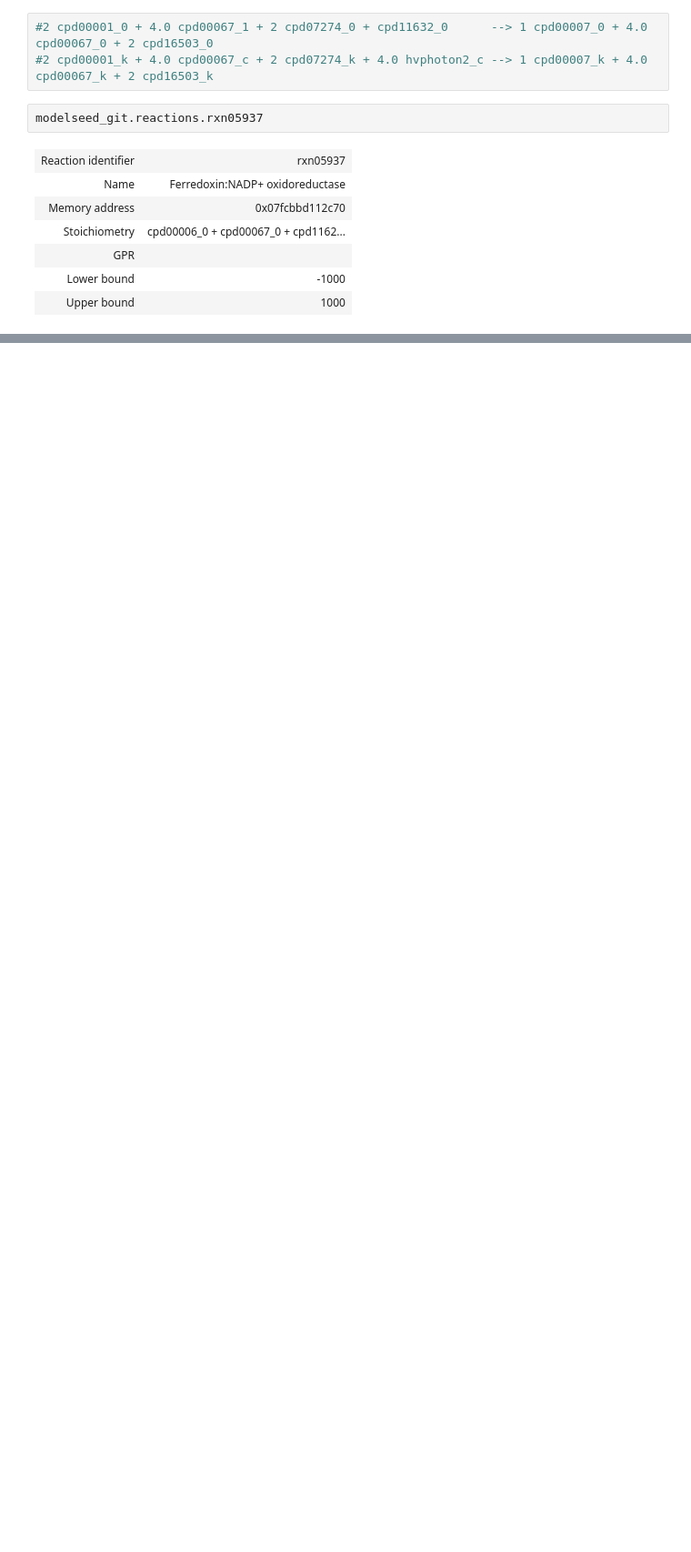
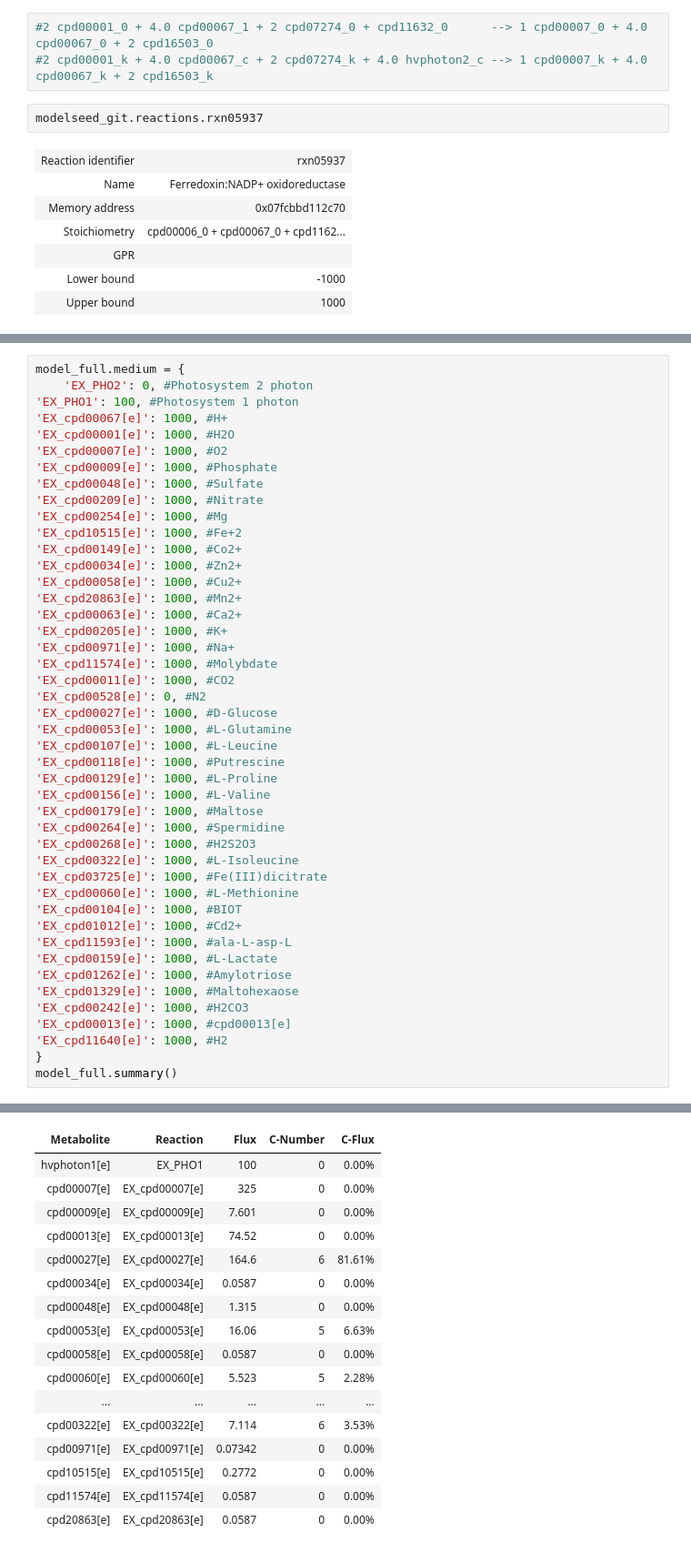
Before and after one commit to ModelSEED/ModelSEEDpy, a Jupyter notebook: examples/Model Reconstruction/Biochem.ipynb, the cells around one changed output, grey strips where cells are left out. Shown at 91% size. Saved outputs shown, nothing was run; the diff lists cells and outputs as text; blank space fills up the shorter version.

```diff
--- a/examples/Model Reconstruction/Biochem.ipynb
+++ b/examples/Model Reconstruction/Biochem.ipynb
@@ -444,0 +443,46 @@ modelseed_git.reactions.rxn05937
+# %%
+model_full.medium = {
+    'EX_PHO2': 0, #Photosystem 2 photon
+'EX_PHO1': 100, #Photosystem 1 photon
+'EX_cpd00067[e]': 1000, #H+
+'EX_cpd00001[e]': 1000, #H2O
+'EX_cpd00007[e]': 1000, #O2
+'EX_cpd00009[e]': 1000, #Phosphate
+'EX_cpd00048[e]': 1000, #Sulfate
+'EX_cpd00209[e]': 1000, #Nitrate
+'EX_cpd00254[e]': 1000, #Mg
+'EX_cpd10515[e]': 1000, #Fe+2
+'EX_cpd00149[e]': 1000, #Co2+
+'EX_cpd00034[e]': 1000, #Zn2+
+'EX_cpd00058[e]': 1000, #Cu2+
+'EX_cpd20863[e]': 1000, #Mn2+
+'EX_cpd00063[e]': 1000, #Ca2+
+'EX_cpd00205[e]': 1000, #K+
+'EX_cpd00971[e]': 1000, #Na+
+'EX_cpd11574[e]': 1000, #Molybdate
+'EX_cpd00011[e]': 1000, #CO2
+'EX_cpd00528[e]': 0, #N2
+'EX_cpd00027[e]': 1000, #D-Glucose
+'EX_cpd00053[e]': 1000, #L-Glutamine
+'EX_cpd00107[e]': 1000, #L-Leucine
+'EX_cpd00118[e]': 1000, #Putrescine
+'EX_cpd00129[e]': 1000, #L-Proline
+'EX_cpd00156[e]': 1000, #L-Valine
+'EX_cpd00179[e]': 1000, #Maltose
+'EX_cpd00264[e]': 1000, #Spermidine
+'EX_cpd00268[e]': 1000, #H2S2O3
+'EX_cpd00322[e]': 1000, #L-Isoleucine
+'EX_cpd03725[e]': 1000, #Fe(III)dicitrate
+'EX_cpd00060[e]': 1000, #L-Methionine
+'EX_cpd00104[e]': 1000, #BIOT
+'EX_cpd01012[e]': 1000, #Cd2+
+'EX_cpd11593[e]': 1000, #ala-L-asp-L
+'EX_cpd00159[e]': 1000, #L-Lactate
+'EX_cpd01262[e]': 1000, #Amylotriose
+'EX_cpd01329[e]': 1000, #Maltohexaose
+'EX_cpd00242[e]': 1000, #H2CO3
+'EX_cpd00013[e]': 1000, #cpd00013[e]
+'EX_cpd11640[e]': 1000, #H2
+}
+model_full.summary()
+# %% [output]
@@ -444,0 +492,17 @@ modelseed_git.reactions.rxn05937
+| Metabolite | Reaction | Flux | C-Number | C-Flux |
+| hvphoton1[e] | EX_PHO1 | 100 | 0 | 0.00% |
+| cpd00007[e] | EX_cpd00007[e] | 325 | 0 | 0.00% |
+| cpd00009[e] | EX_cpd00009[e] | 7.601 | 0 | 0.00% |
+| cpd00013[e] | EX_cpd00013[e] | 74.52 | 0 | 0.00% |
+| cpd00027[e] | EX_cpd00027[e] | 164.6 | 6 | 81.61% |
+| cpd00034[e] | EX_cpd00034[e] | 0.0587 | 0 | 0.00% |
+| cpd00048[e] | EX_cpd00048[e] | 1.315 | 0 | 0.00% |
+| cpd00053[e] | EX_cpd00053[e] | 16.06 | 5 | 6.63% |
+| cpd00058[e] | EX_cpd00058[e] | 0.0587 | 0 | 0.00% |
+| cpd00060[e] | EX_cpd00060[e] | 5.523 | 5 | 2.28% |
+| ... | ... | ... | ... | ... |
+| cpd00322[e] | EX_cpd00322[e] | 7.114 | 6 | 3.53% |
+| cpd00971[e] | EX_cpd00971[e] | 0.07342 | 0 | 0.00% |
+| cpd10515[e] | EX_cpd10515[e] | 0.2772 | 0 | 0.00% |
+| cpd11574[e] | EX_cpd11574[e] | 0.0587 | 0 | 0.00% |
+| cpd20863[e] | EX_cpd20863[e] | 0.0587 | 0 | 0.00% |
```
Also changed, not shown: parts of 21 cells of this notebook, 2 other files.
